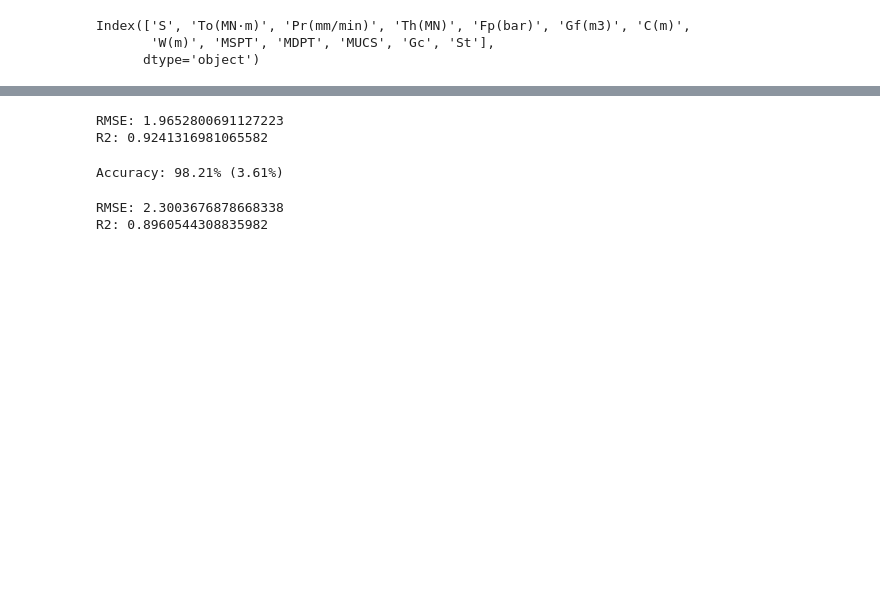
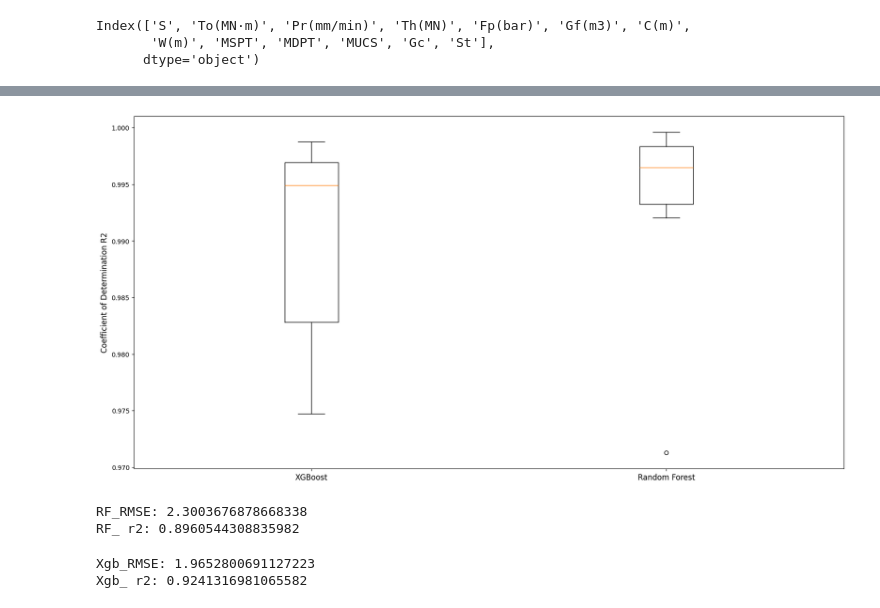
Before and after one commit to httung0701/Modelling-Project, a Jupyter notebook: Tunnel Modelling project.ipynb, the cells around one changed output, grey strips where cells are left out. Cells and saved outputs as stored; diff of their text form; code cells hidden in the pictures; blank space fills up the shorter version.

```diff
--- a/Tunnel Modelling project.ipynb
+++ b/Tunnel Modelling project.ipynb
@@ -59,9 +95,27 @@ y_test = X_test['S']
+# %%
+plt.figure(figsize=(20, 10))  # Set the figure size
+r2 = pd.concat([pd.DataFrame(xgb_cv_r2), pd.DataFrame(rf_cv_r2)], axis=1)
+plt.boxplot(r2, patch_artist=False, showfliers=True)
+plt.ylabel('Coefficient of Determination R2',fontsize=12)
+plt.xticks([1, 2], ['XGBoost', 'Random Forest'], fontsize=12)  # Set numerical positions and labels
+plt.show()
+# %% [output]
+[figure, added]
+# %%
+rf_model.fit(X_train,y_train)
+rf_y_train = rf_model.predict(X_train)
+rf_y_pred = rf_model.predict(X_test)
+print('RF_RMSE:', root_mean_squared_error(y_test, rf_y_pred))
+print('RF_ r2:', r2_score(y_test, rf_y_pred))
+# %% [output]
+RF_RMSE: 2.3003676878668338
+RF_ r2: 0.8960544308835982
 # %%
-xgb_model = xgb.XGBRegressor(objective="reg:squarederror", random_state=42)
 xgb_model.fit(X_train,y_train)
-y_pred = xgb_model.predict(X_test)
-print('RMSE:', root_mean_squared_error(y_test, y_pred))
-print('R2:', r2_score(y_test, y_pred))
+xgb_y_train = xgb_model.predict(X_train)
+xgb_y_pred = xgb_model.predict(X_test)
+print('Xgb_RMSE:', root_mean_squared_error(y_test, xgb_y_pred))
+print('Xgb_ r2:', r2_score(y_test, xgb_y_pred))
 # %% [output]
-RMSE: 1.9652800691127223
-R2: 0.9241316981065582
+Xgb_RMSE: 1.9652800691127223
+Xgb_ r2: 0.9241316981065582
@@ -71,16 +121,0 @@ rf_model = RandomForestRegressor(random_state=42)
-# %%
-from sklearn.model_selection import KFold
-from sklearn.model_selection import cross_val_score
-kfold = KFold(n_splits=10, random_state=42,shuffle=True)
-results = cross_val_score(rf_model, X, y, cv=kfold,scoring= 'r2')
-print("Accuracy: %.2f%% (%.2f%%)" % (results.mean()*100, results.std()*100))
-# %% [output]
-Accuracy: 98.21% (3.61%)
-# %%
-rf_model.fit(X_train,y_train)
-y_pred = rf_model.predict(X_test)
-print('RMSE:', root_mean_squared_error(y_test, y_pred))
-print('R2:', r2_score(y_test, y_pred))
-# %% [output]
-RMSE: 2.3003676878668338
-R2: 0.8960544308835982
```
Also changed, not shown: parts of 7 cells of this notebook.
